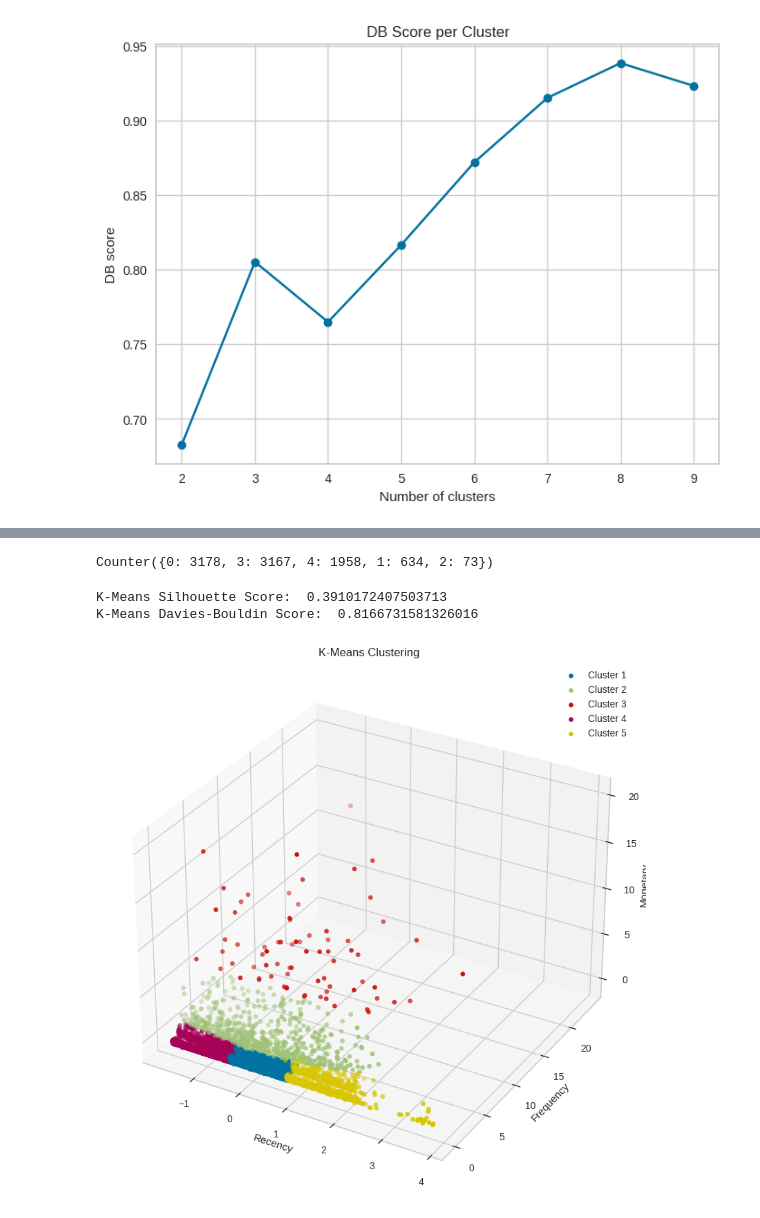
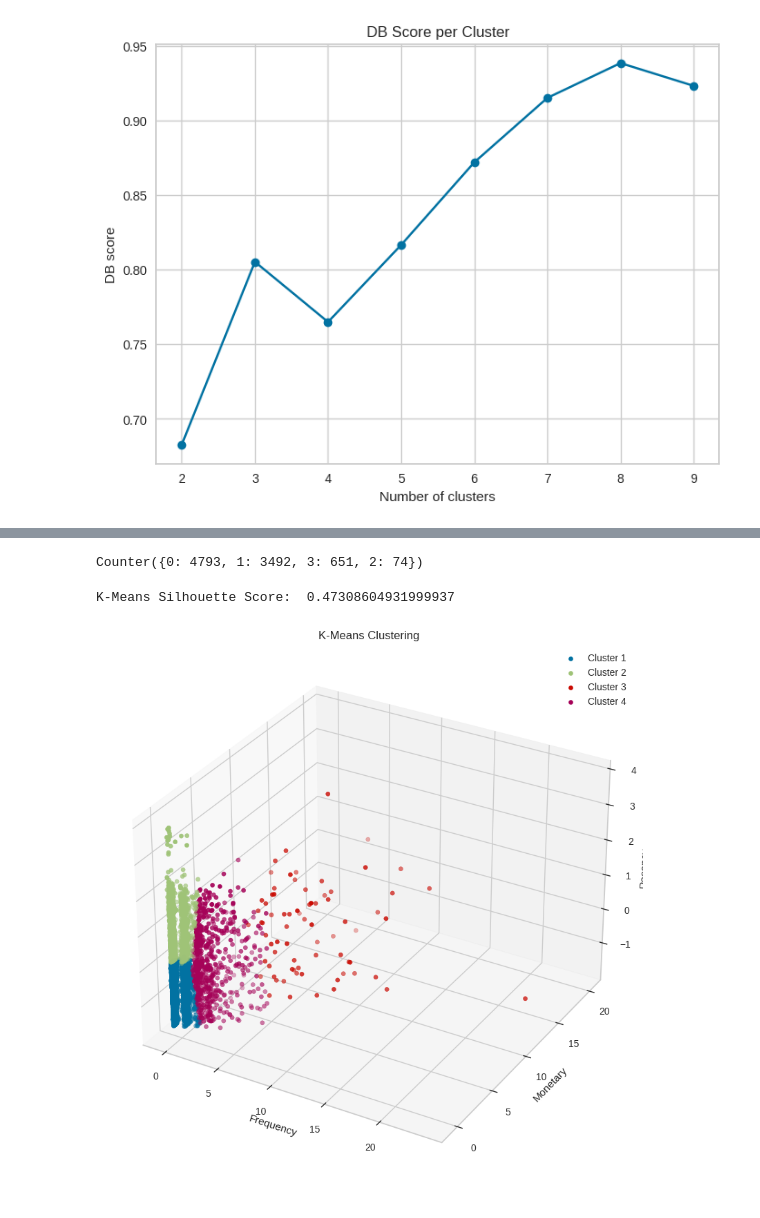
Before and after one commit to nilamaula26/Aplikasi-Login, a Jupyter notebook: RFM and K-Means.ipynb, the cells around one changed output, grey strips where cells are left out. Drawn from its saved outputs; the diff is of its cells as text; code cells hidden in the pictures.

```diff
--- a/RFM and K-Means.ipynb
+++ b/RFM and K-Means.ipynb
@@ -147,13 +149,14 @@ plt.show()
 # %% [output]
 [figure]
 # %%
-kmeans = KMeans(n_clusters=5, random_state=0, n_init=10).fit(rfm_scaled)
+kmeans = KMeans(n_clusters=4, random_state=0, n_init=10).fit(rfm_scaled)
 
 labels = kmeans.labels_
 
 # Get the coordinates of the cluster centers
 cluster_centers = kmeans.cluster_centers_
-
+cluster_centers = pd.DataFrame(cluster_centers)
 print("Labels:", labels)
-print("Cluster Centers:", cluster_centers)
+print("Cluster Centers:\n")
+cluster_centers.head()
 # %% [output]
@@ -168,17 +187,14 @@ cluster_counts = Counter(labels)
 
 print(cluster_counts)
 # %% [output]
-Counter({0: 3178, 3: 3167, 4: 1958, 1: 634, 2: 73})
+Counter({0: 4793, 1: 3492, 3: 651, 2: 74})
 # %%
-km_ss = silhouette_score(rfm_scaled, labels)
-km_db = davies_bouldin_score(rfm_scaled, labels)
-print("K-Means Silhouette Score: ", km_ss)
-print("K-Means Davies-Bouldin Score: ", km_db)
+ss = silhouette_score(rfm_scaled, labels)
+print("K-Means Silhouette Score: ", ss)
 # %% [output]
-K-Means Silhouette Score:  0.3910172407503713
-K-Means Davies-Bouldin Score:  0.8166731581326016
+K-Means Silhouette Score:  0.47308604931999937
 # %%
-n_cluster = 5  # Misalnya, jumlah cluster yang diinginkan
+n_cluster = 4  # Misalnya, jumlah cluster yang diinginkan
 # Membuat label_mapping secara otomatis
 label_mapping = {i: f'Cluster {i+1}' for i in range(n_cluster)}
 # Ubah label dengan mapping yang telah dibuat
@@ -186,22 +202,22 @@ new_labels = [label_mapping[label] for label in labels]
 # %%
 # Membuat figure
 fig = plt.figure(figsize=(10, 10))
 ax = fig.add_subplot(111, projection='3d')
 
 # Membuat scatter plot untuk setiap cluster
 for i in range(max(labels)+1):
     filtered_label_i = rfm_scaled[labels == i]
-    ax.scatter(filtered_label_i[:,0], filtered_label_i[:,1], filtered_label_i[:,2], label=label_mapping[i])
+    ax.scatter(filtered_label_i[:,1], filtered_label_i[:,2], filtered_label_i[:,0], label=label_mapping[i])
 
 ax.set_title('K-Means Clustering')
-ax.set_xlabel('Recency')
-ax.set_ylabel('Frequency')
-ax.set_zlabel('Monetary')
+ax.set_xlabel('Frequency')
+ax.set_ylabel('Monetary')
+ax.set_zlabel('Recency')
 plt.legend()
 plt.savefig("cluster.png", format='png')
 plt.show()
 # %% [output]
-[figure, old version]
+[figure, new version]
 # %%
 rfm_scaled = pd.DataFrame(rfm_scaled)
 rfm_scaled.to_excel('rfm standarisasi.xlsx', index=False)
```
Also changed, not shown: parts of 11 cells of this notebook.
